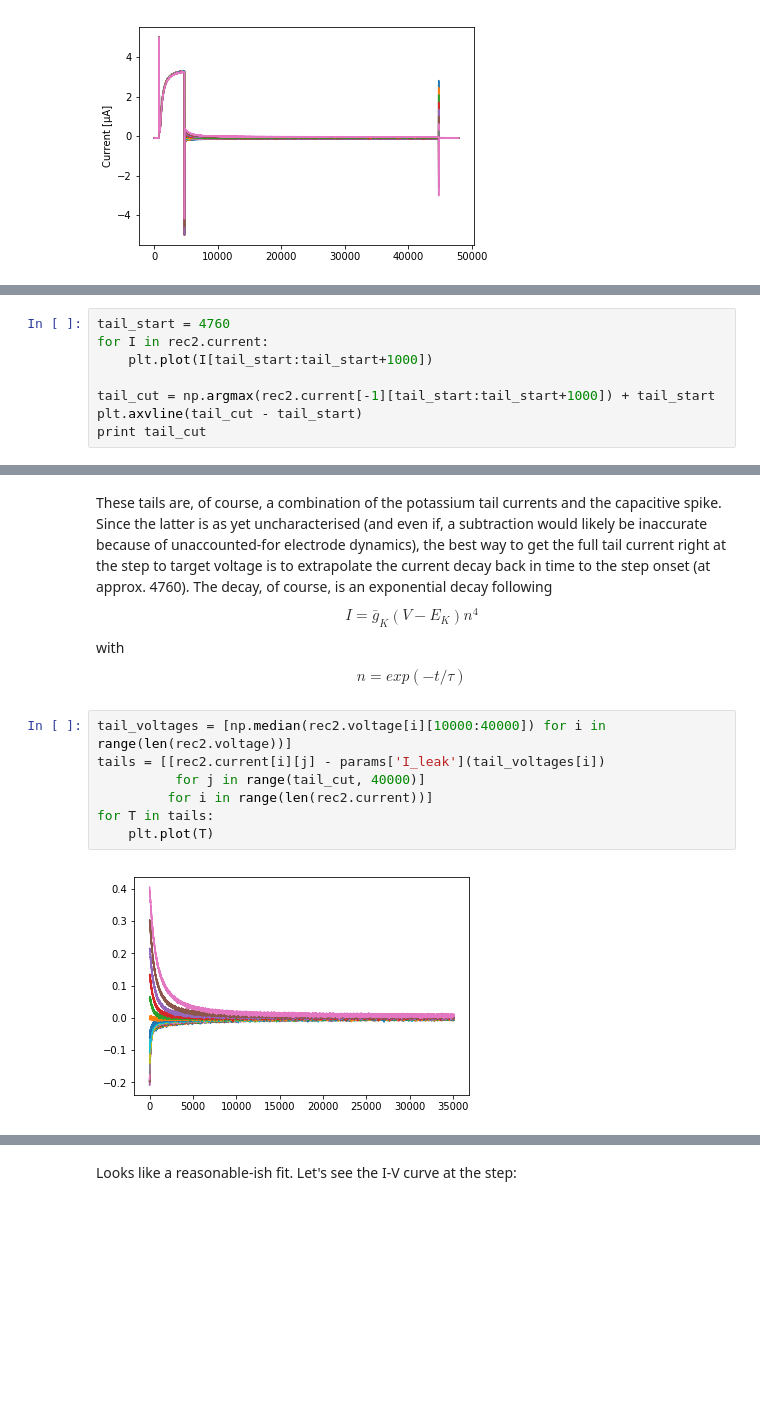
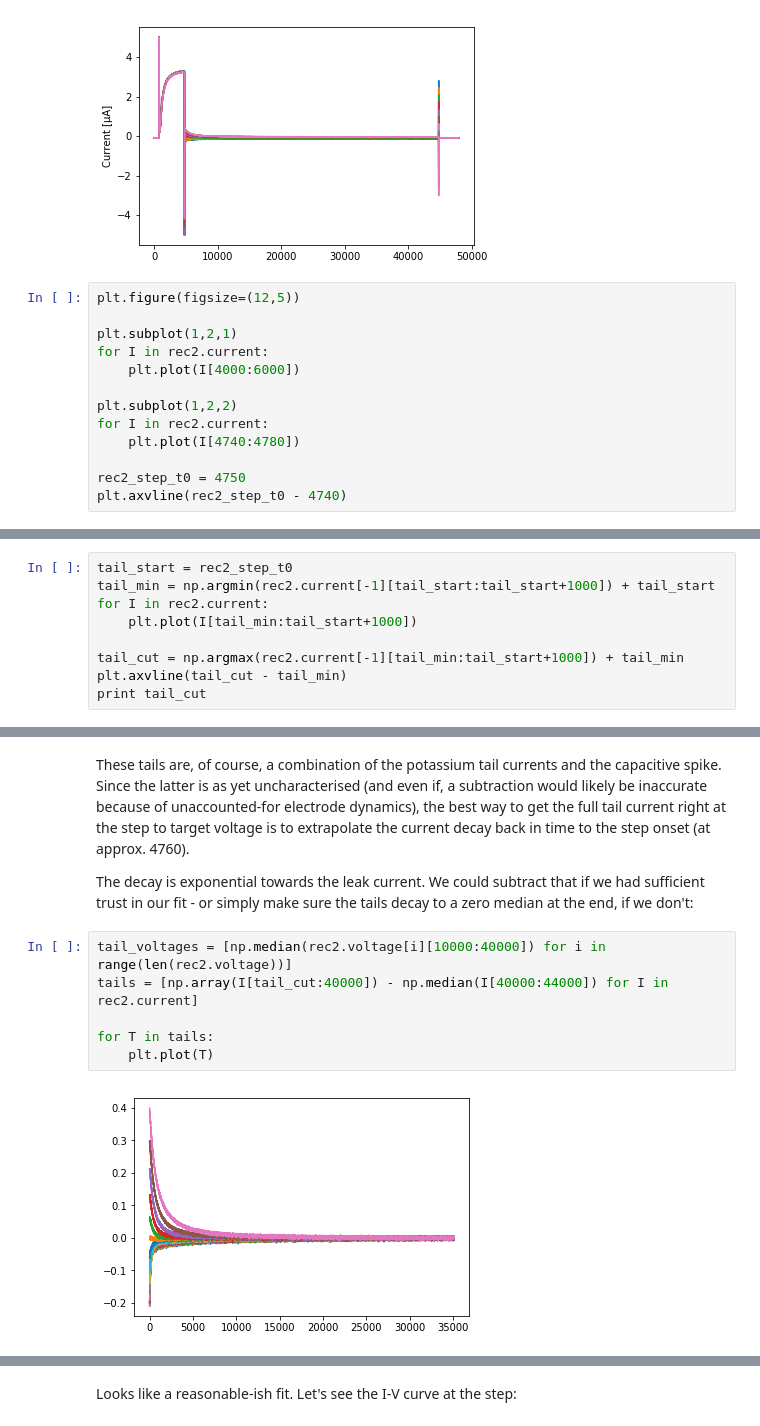
Before and after one commit to kernfel/mostips-analysis, a Jupyter notebook: Kv2.1 exploratory analysis 1.ipynb, the cells around one changed output, grey strips where cells are left out. Cells and saved outputs as stored; diff of their text form; blank space fills up the shorter version.

```diff
--- a/Kv2.1 exploratory analysis 1.ipynb
+++ b/Kv2.1 exploratory analysis 1.ipynb
@@ -163,3 +167,16 @@ for I in rec2.current:
 plt.ylabel(u'Current [μA]');
 # %% [output]
 [figure]
+# %%
+plt.figure(figsize=(12,5))
+
+plt.subplot(1,2,1)
+for I in rec2.current:
+    plt.plot(I[4000:6000])
+
+plt.subplot(1,2,2)
+for I in rec2.current:
+    plt.plot(I[4740:4780])
+
+rec2_step_t0 = 4750
+plt.axvline(rec2_step_t0 - 4740)
@@ -166,10 +186,11 @@ plt.ylabel(u'Current [μA]');
 # %%
-tail_start = 4760
+tail_start = rec2_step_t0
+tail_min = np.argmin(rec2.current[-1][tail_start:tail_start+1000]) + tail_start
 for I in rec2.current:
-    plt.plot(I[tail_start:tail_start+1000])
+    plt.plot(I[tail_min:tail_start+1000])
 
-tail_cut = np.argmax(rec2.current[-1][tail_start:tail_start+1000]) + tail_start
-plt.axvline(tail_cut - tail_start)
+tail_cut = np.argmax(rec2.current[-1][tail_min:tail_start+1000]) + tail_min
+plt.axvline(tail_cut - tail_min)
 print tail_cut
 # %% [output]
 4881
@@ -177,15 +198,15 @@ print tail_cut
 # %% [markdown]
 These tails are, of course, a combination of the potassium tail currents and the capacitive spike. Since the latter is as yet uncharacterised (and even if, a subtraction would likely be inaccurate because of unaccounted-for electrode dynamics), the best way to get the full tail current right at the step to target voltage is to extrapolate the current decay back in time to the step onset (at approx. 4760).
-The decay, of course, is an exponential decay following $$I = \bar{g}_K  (V - E_K)  n^4$$ with $$n = exp(-t/\tau)$$
+
+The decay is exponential towards the leak current. We could subtract that if we had sufficient trust in our fit - or simply make sure the tails decay to a zero median at the end, if we don't:
 # %%
 tail_voltages = [np.median(rec2.voltage[i][10000:40000]) for i in range(len(rec2.voltage))]
-tails = [[rec2.current[i][j] - params['I_leak'](tail_voltages[i])
-          for j in range(tail_cut, 40000)]
-         for i in range(len(rec2.current))]
+tails = [np.array(I[tail_cut:40000]) - np.median(I[40000:44000]) for I in rec2.current]
+
 for T in tails:
     plt.plot(T)
 # %% [output]
-[figure, old version]
+[figure, new version]
 # %%
 decay = lambda t, tau, a: a*np.exp(-t/tau)
 err = lambda p, x, y: (decay(x, p[0], p[1]) - y)
```
Also changed, not shown: parts of 8 cells of this notebook, 2 other files.
